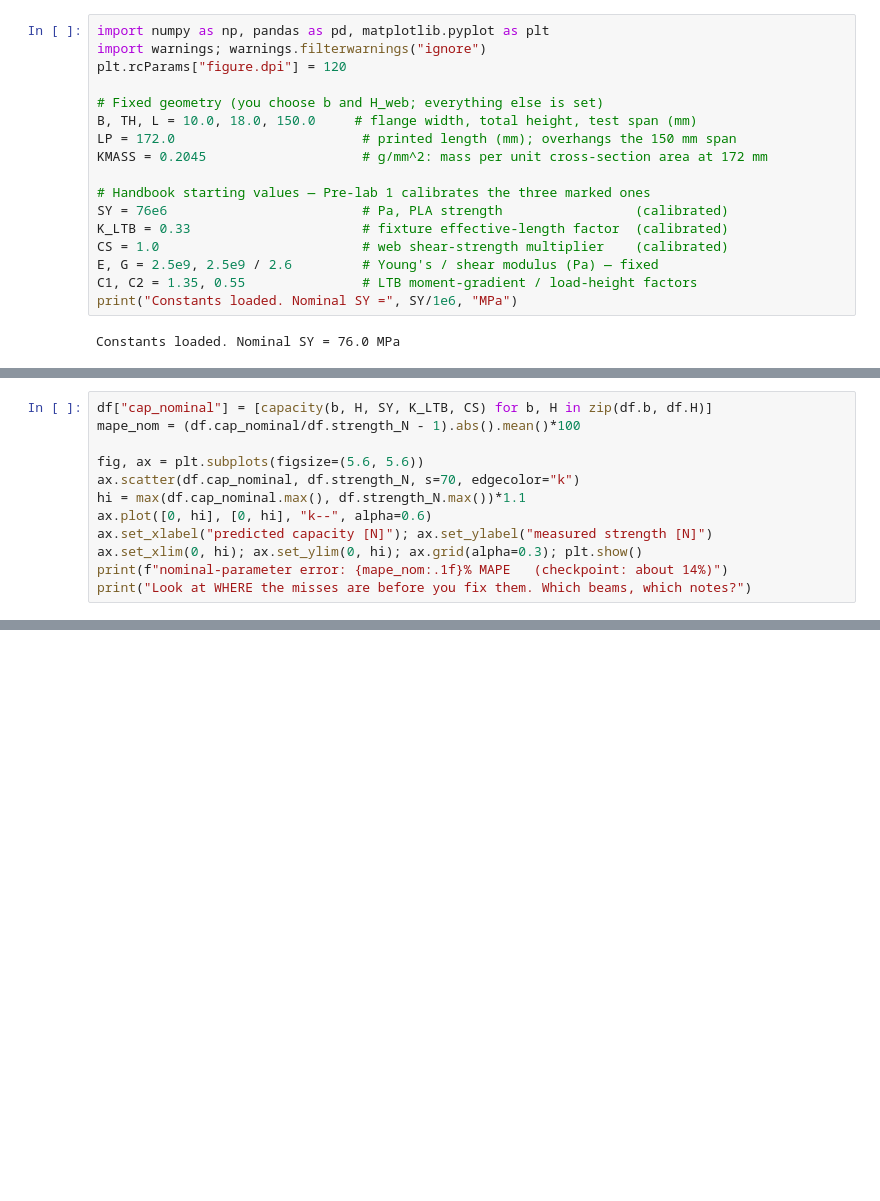
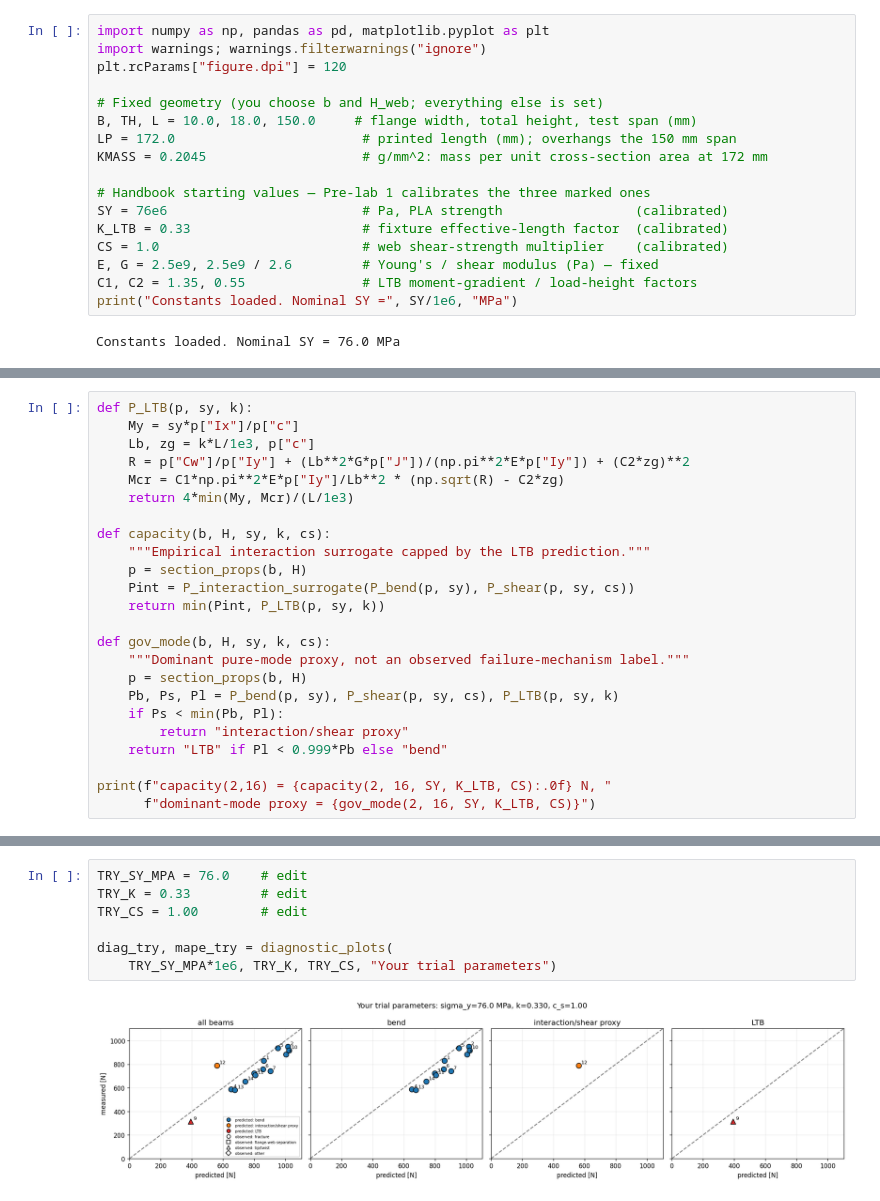
Before and after one commit to andrewvoss8-boop/core-me-data-science-activities-public, a Jupyter notebook: me323/Module1_drafts/ME323_Module1_Prelab1_FailureModes_KEY.ipynb, the cells around one changed output, grey strips where cells are left out. Saved outputs shown, nothing was run; the diff lists cells and outputs as text; blank space fills up the shorter version.

```diff
--- a/me323/Module1_drafts/ME323_Module1_Prelab1_FailureModes_KEY.ipynb
+++ b/me323/Module1_drafts/ME323_Module1_Prelab1_FailureModes_KEY.ipynb
@@ -201,12 +33,0 @@ c_s = 1) and plot predicted vs measured.
-# %%
-df["cap_nominal"] = [capacity(b, H, SY, K_LTB, CS) for b, H in zip(df.b, df.H)]
-mape_nom = (df.cap_nominal/df.strength_N - 1).abs().mean()*100
-
-fig, ax = plt.subplots(figsize=(5.6, 5.6))
-ax.scatter(df.cap_nominal, df.strength_N, s=70, edgecolor="k")
-hi = max(df.cap_nominal.max(), df.strength_N.max())*1.1
-ax.plot([0, hi], [0, hi], "k--", alpha=0.6)
-ax.set_xlabel("predicted capacity [N]"); ax.set_ylabel("measured strength [N]")
-ax.set_xlim(0, hi); ax.set_ylim(0, hi); ax.grid(alpha=0.3); plt.show()
-print(f"nominal-parameter error: {mape_nom:.1f}% MAPE   (checkpoint: about 14%)")
-print("Look at WHERE the misses are before you fix them. Which beams, which notes?")
@@ -303,0 +256,24 @@ revealed at the start of Pre-lab 2.
+# %%
+def P_LTB(p, sy, k):
+    My = sy*p["Ix"]/p["c"]
+    Lb, zg = k*L/1e3, p["c"]
+    R = p["Cw"]/p["Iy"] + (Lb**2*G*p["J"])/(np.pi**2*E*p["Iy"]) + (C2*zg)**2
+    Mcr = C1*np.pi**2*E*p["Iy"]/Lb**2 * (np.sqrt(R) - C2*zg)
+    return 4*min(My, Mcr)/(L/1e3)
+
+def capacity(b, H, sy, k, cs):
+    """Empirical interaction surrogate capped by the LTB prediction."""
+    p = section_props(b, H)
+    Pint = P_interaction_surrogate(P_bend(p, sy), P_shear(p, sy, cs))
+    return min(Pint, P_LTB(p, sy, k))
+
+def gov_mode(b, H, sy, k, cs):
+    """Dominant pure-mode proxy, not an observed failure-mechanism label."""
+    p = section_props(b, H)
+    Pb, Ps, Pl = P_bend(p, sy), P_shear(p, sy, cs), P_LTB(p, sy, k)
+    if Ps < min(Pb, Pl):
+        return "interaction/shear proxy"
+    return "LTB" if Pl < 0.999*Pb else "bend"
+
+print(f"capacity(2,16) = {capacity(2, 16, SY, K_LTB, CS):.0f} N, "
+      f"dominant-mode proxy = {gov_mode(2, 16, SY, K_LTB, CS)}")
@@ -303,0 +378,9 @@ revealed at the start of Pre-lab 2.
+# %%
+TRY_SY_MPA = 76.0    # edit
+TRY_K = 0.33         # edit
+TRY_CS = 1.00        # edit
+
+diag_try, mape_try = diagnostic_plots(
+    TRY_SY_MPA*1e6, TRY_K, TRY_CS, "Your trial parameters")
+# %% [output]
+[figure, added]
```
Also changed, not shown: parts of 44 cells of this notebook, 11 other files.
